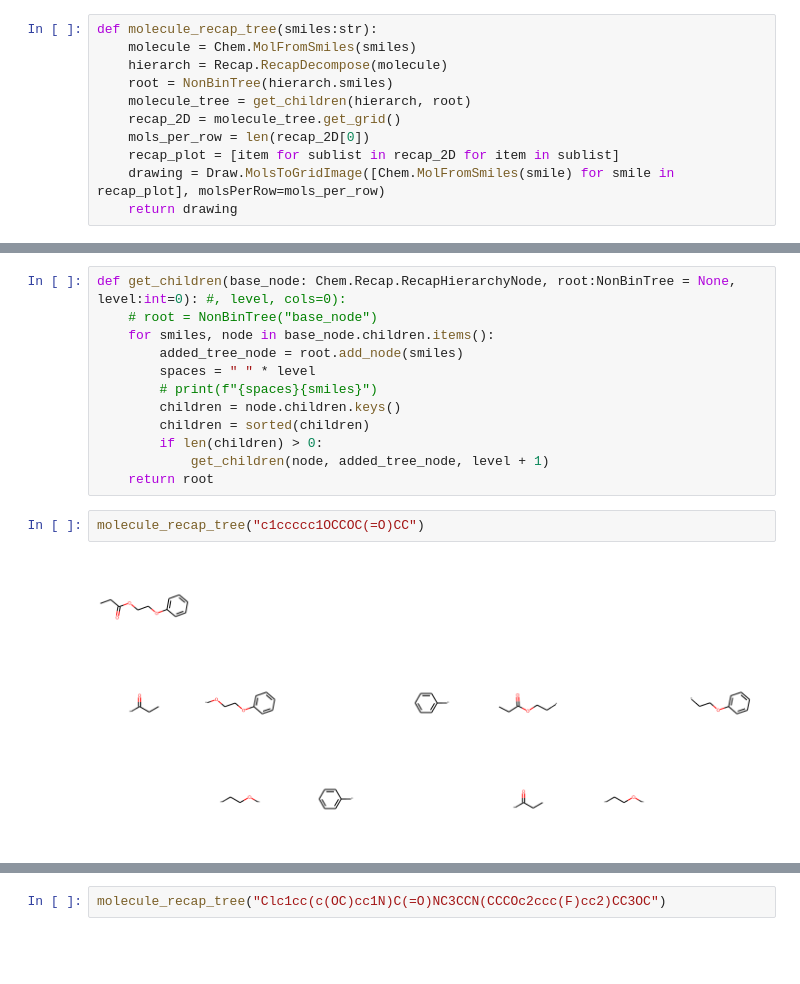
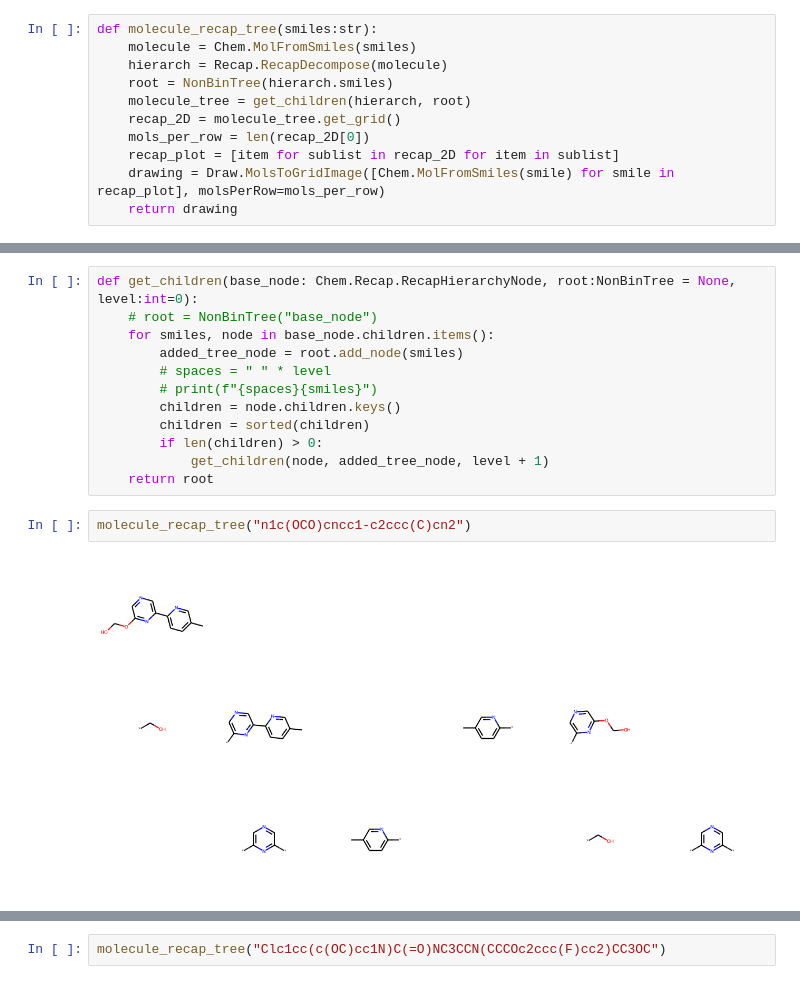
Before and after one commit to bertiewooster/RDKit-playing, a Jupyter notebook: recap_clean.ipynb, the cells around one changed output, grey strips where cells are left out. Cells and saved outputs as stored; diff of their text form; blank space fills up the shorter version.

Commit message:
Found molecule that makes 3x3 grid, n1c(OCO)cncc1-OCO

```diff
--- a/recap_clean.ipynb
+++ b/recap_clean.ipynb
@@ -87,18 +86,18 @@ class NonBinTree:
 
         return grid
 # %%
-def get_children(base_node: Chem.Recap.RecapHierarchyNode, root:NonBinTree = None, level:int=0): #, level, cols=0):
+def get_children(base_node: Chem.Recap.RecapHierarchyNode, root:NonBinTree = None, level:int=0):
     # root = NonBinTree("base_node")
     for smiles, node in base_node.children.items():
         added_tree_node = root.add_node(smiles)
-        spaces = " " * level
+        # spaces = " " * level
         # print(f"{spaces}{smiles}")
         children = node.children.keys()
         children = sorted(children)
         if len(children) > 0:
             get_children(node, added_tree_node, level + 1)
     return root
-# %%
-molecule_recap_tree("c1ccccc1OCCOC(=O)CC")
-# %% [output]
-[figure, removed]
+# %%
+molecule_recap_tree("n1c(OCO)cncc1-c2ccc(C)cn2")
+# %% [output]
+[figure, added]
```
Also changed, not shown: parts of 5 cells of this notebook.
